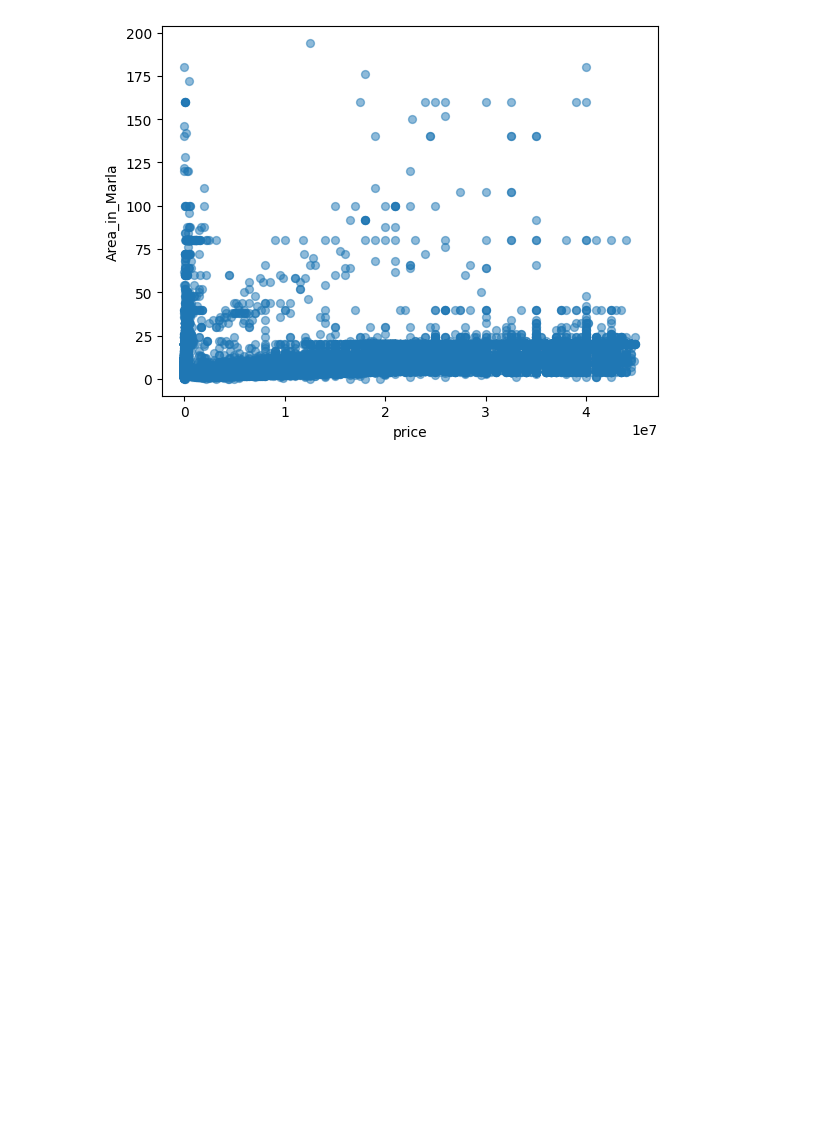
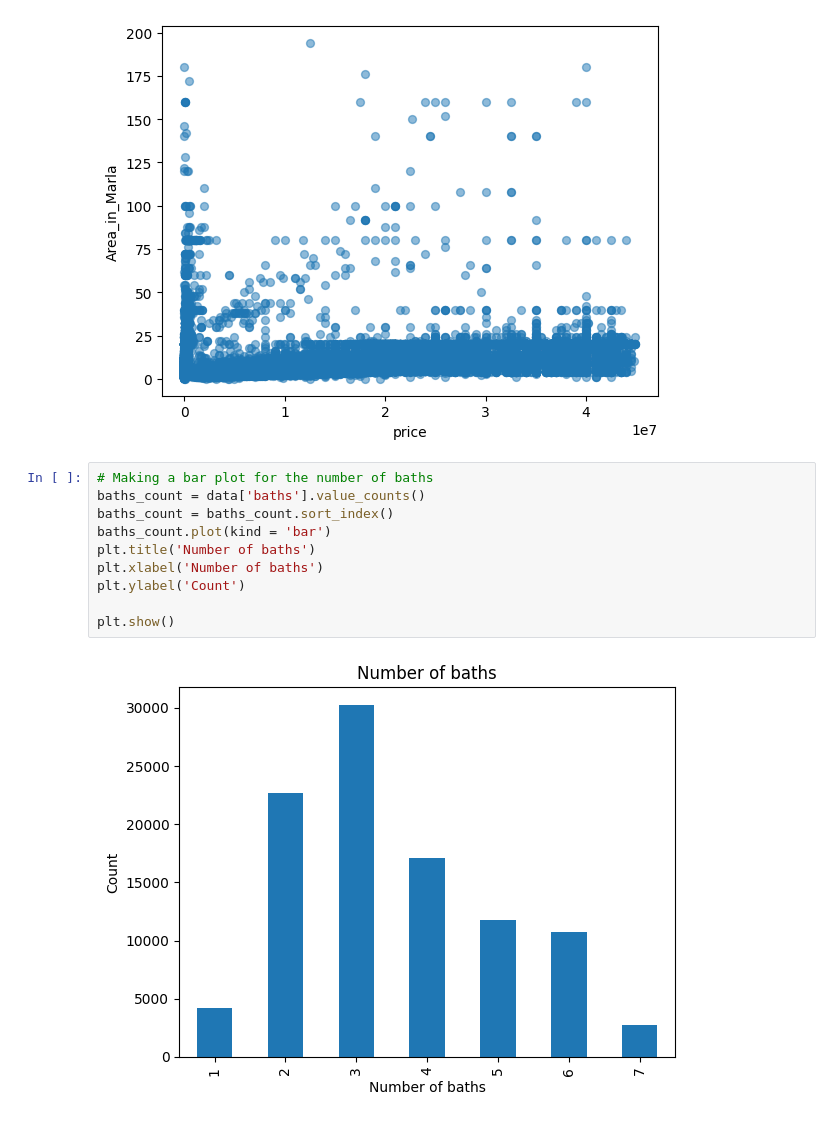
Before and after one commit to MustafaAhsanKhan/DEP-ML, a Jupyter notebook: house-price-prediction/House-prices-in-Pakistan.ipynb, the cells around one changed output. Drawn from its saved outputs; the diff is of its cells as text; blank space fills up the shorter version.

Commit message:
number of bedrooms and bathrooms

```diff
--- a/house-price-prediction/House-prices-in-Pakistan.ipynb
+++ b/house-price-prediction/House-prices-in-Pakistan.ipynb
@@ -86,3 +86,15 @@ data.plot(x='price', y='Area_in_Marla', s = 32, alpha = 0.5, kind = 'scatter')
 # %% [output]
 <Axes: xlabel='price', ylabel='Area_in_Marla'>
 [figure]
+# %%
+# Making a bar plot for the number of baths
+baths_count = data['baths'].value_counts()
+baths_count = baths_count.sort_index()
+baths_count.plot(kind = 'bar')
+plt.title('Number of baths')
+plt.xlabel('Number of baths')
+plt.ylabel('Count')
+
+plt.show()
+# %% [output]
+[figure, added]
```
Also changed, not shown: parts of 1 cell of this notebook.
